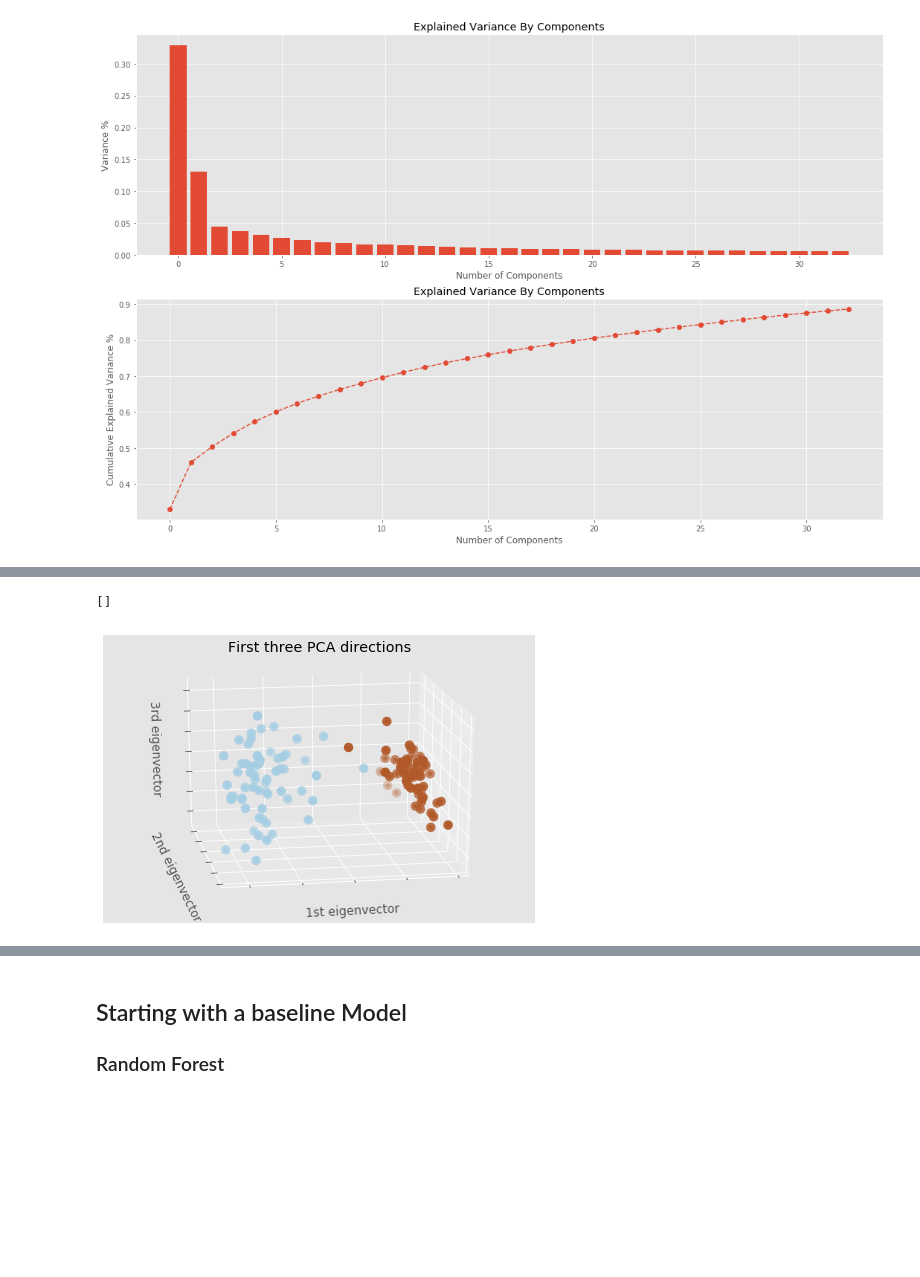
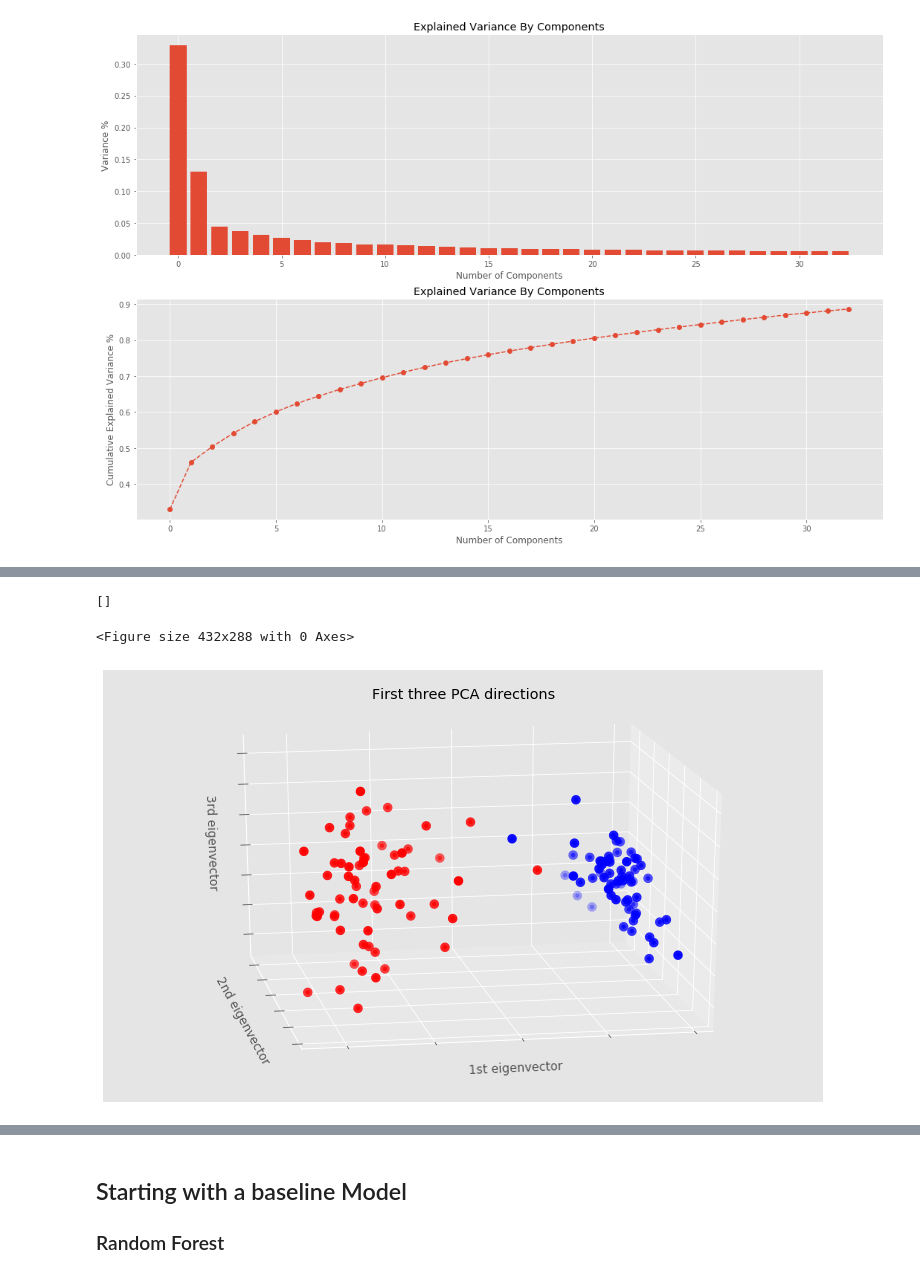
Before and after one commit to phamc4/Genetic_Diagnosis, a Jupyter notebook: Model_Comparisons.ipynb, the cells around one changed output, grey strips where cells are left out. Cells and saved outputs as stored; diff of their text form; code cells hidden in the pictures; blank space fills up the shorter version.

```diff
--- a/Model_Comparisons.ipynb
+++ b/Model_Comparisons.ipynb
@@ -139,20 +139,21 @@ iplot(fig, filename='PCA 3d plot')
 # %%
 pca3 = PCA(n_components=3).fit(X_train)
 X_train_reduced = pca3.transform(X_train)
 
 plt.clf()
-fig = plt.figure(1, figsize=(12,8))
+fig = plt.figure(figsize=(10,6))
 ax = Axes3D(fig, elev=-160, azim=100,)
-ax.scatter(X_train_reduced[:, 0], X_train_reduced[:, 1], X_train_reduced[:, 2], c = y_train, cmap = plt.cm.Paired, linewidths=5)
+ax.scatter(X_train_reduced[:, 0], X_train_reduced[:, 1], X_train_reduced[:, 2], c = np.array(['red','blue'])[y_train], cmap = plt.cm.Paired, linewidths=5)
 ax.set_title("First three PCA directions")
 ax.set_xlabel("1st eigenvector")
 ax.w_xaxis.set_ticklabels([])
 ax.set_ylabel("2nd eigenvector")
 ax.w_yaxis.set_ticklabels([])
 ax.set_zlabel("3rd eigenvector")
 ax.w_zaxis.set_ticklabels([])
 # %% [output]
 []
+<Figure size 432x288 with 0 Axes>
-[figure, old version]
+[figure, new version]
 # %%
 fig = plt.figure(1, figsize = (10, 6))
```
Also changed, not shown: parts of 1 cell of this notebook.
